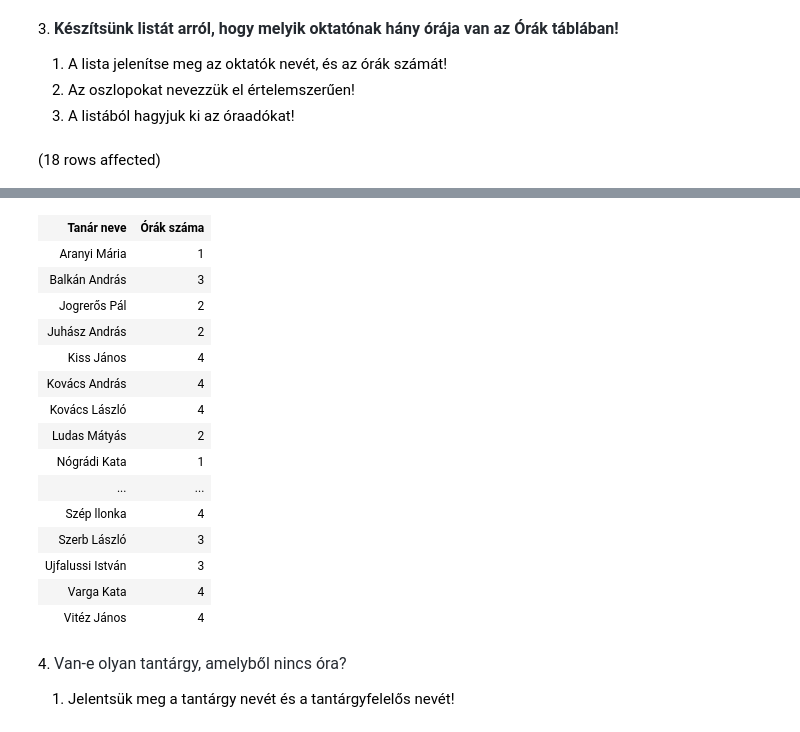
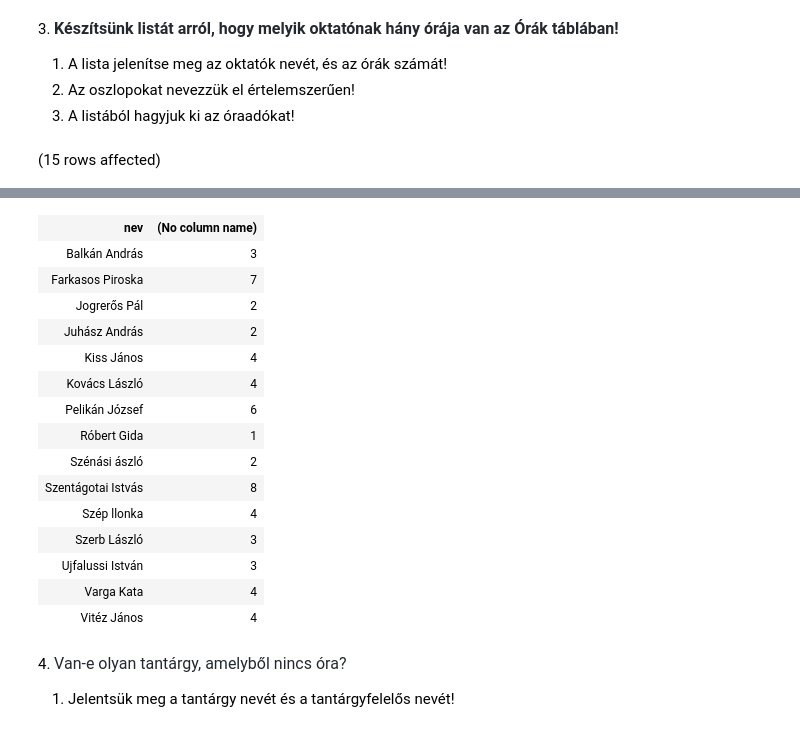
Before and after one commit to MedSzabolcs/SQL_G02, a Jupyter notebook: gyakorlat03_feladatok.ipynb, the cells around one changed output, grey strips where cells are left out. Cells and saved outputs as stored; diff of their text form; code cells hidden in the pictures.

```diff
--- a/gyakorlat03_feladatok.ipynb
+++ b/gyakorlat03_feladatok.ipynb
@@ -57,11 +57,11 @@ Total execution time: 00:00:00.021
 2. Az oszlopokat nevezzük el értelemszerűen!
 3. A listából hagyjuk ki az óraadókat!
 # %%
-SELECT ok.nev AS 'Tanár neve',
-       COUNT(*) AS 'Órák száma'
-FROM Orak oa JOIN Oktatok ok ON oa.tanar = ok.oktato_id
-             JOIN statusok s ON ok.[status] = s.Skod
-WHERE S.[Status] <> 'Óraadó'
-GROUP BY ok.nev
+SELECT OK.nev,
+       COUNT(*)
+FROM Orak O JOIN Oktatok OK ON O.tanar = OK.oktato_id
+            JOIN Beosztasok B ON OK.beosztás = B.beosztas_id
+WHERE B.beosztasnev <> 'óraadó'
+GROUP BY OK.nev
 # %% [output]
-(18 rows affected)
+(15 rows affected)
@@ -69,14 +69,14 @@ Total execution time: 00:00:00.033
-| Tanár neve | Órák száma |
-| Aranyi Mária | 1 |
+| nev | (No column name) |
 | Balkán András | 3 |
+| Farkasos Piroska | 7 |
 | Jogrerős Pál | 2 |
 | Juhász András | 2 |
 | Kiss János | 4 |
-| Kovács András | 4 |
 | Kovács László | 4 |
-| Ludas Mátyás | 2 |
-| Nógrádi Kata | 1 |
-| ... | ... |
+| Pelikán József | 6 |
+| Róbert Gida | 1 |
+| Szénási ászló | 2 |
+| Szentágotai Istvás | 8 |
 | Szép llonka | 4 |
 | Szerb László | 3 |
 | Ujfalussi István | 3 |
```
Also changed, not shown: parts of 10 cells of this notebook.
